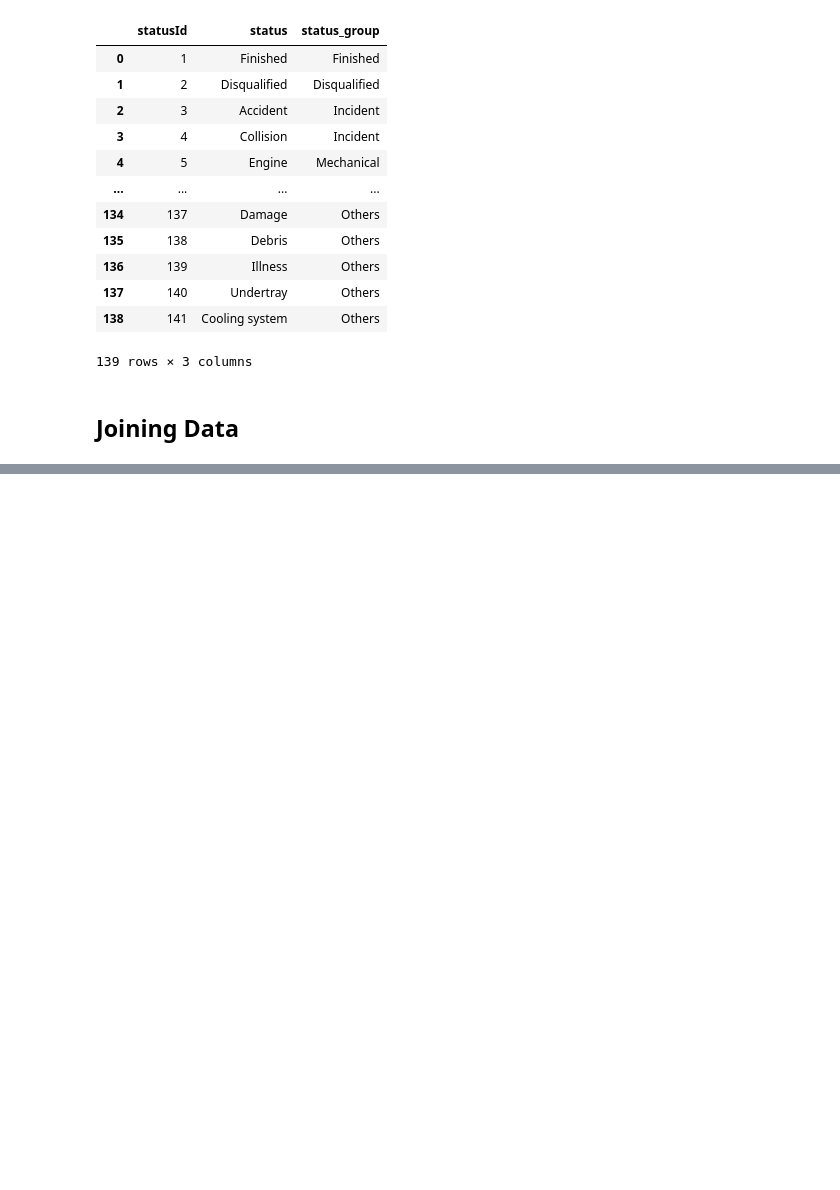
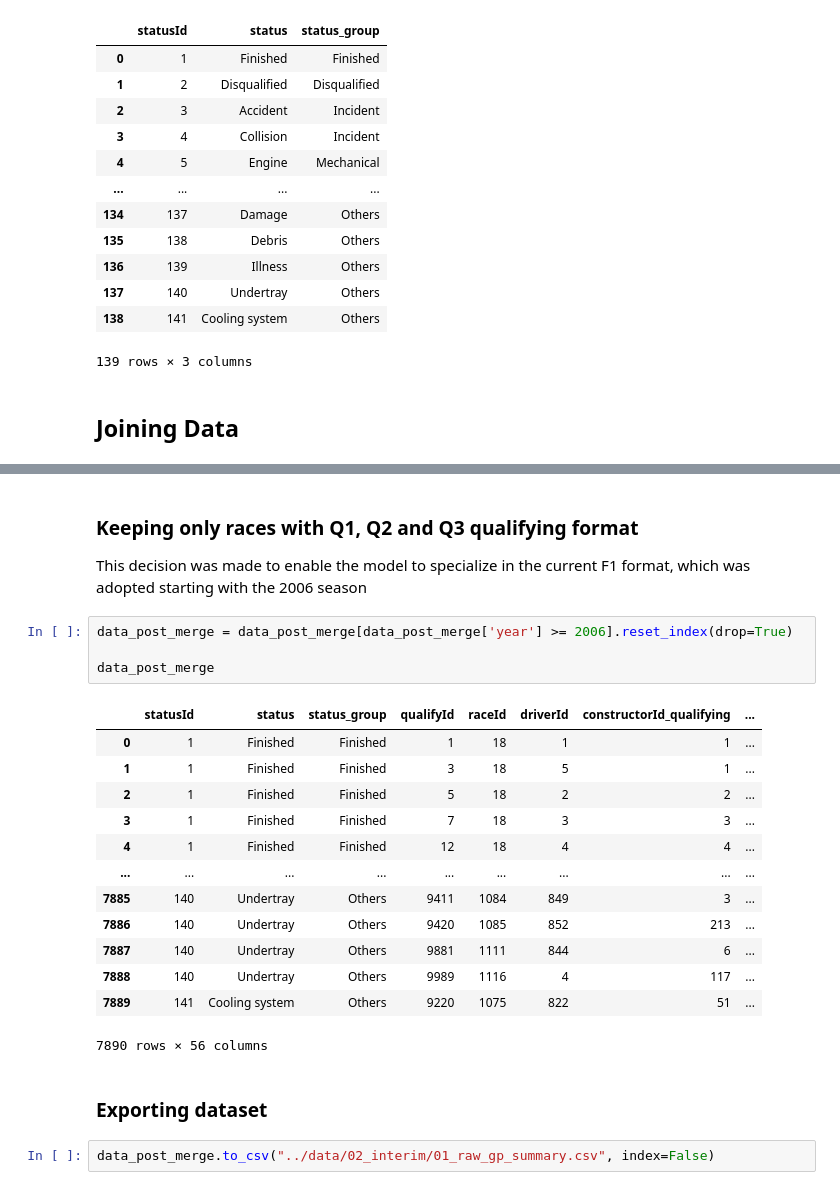
Before and after one commit to patrickviolin/f1-champions-prediction, a Jupyter notebook: notebooks/01_initial_exploration.ipynb, the cells around one changed output, grey strips where cells are left out. Drawn from its saved outputs; the diff is of its cells as text; blank space fills up the shorter version.

```diff
--- a/notebooks/01_initial_exploration.ipynb
+++ b/notebooks/01_initial_exploration.ipynb
@@ -202,0 +217,26 @@ data_post_merge.to_csv("../data/02_interim/01_raw_gp_summary.csv", index=False)
+# %% [markdown]
+### Keeping only races with Q1, Q2 and Q3 qualifying format
+
+This decision was made to enable the model to specialize in the current F1 format, which was adopted starting with the 2006 season
+# %%
+data_post_merge = data_post_merge[data_post_merge['year'] >= 2006].reset_index(drop=True)
+
+data_post_merge
+# %% [output]
+|  | statusId | status | status_group | qualifyId | raceId | driverId | constructorId_qualifying | ... |
+| 0 | 1 | Finished | Finished | 1 | 18 | 1 | 1 | ... |
+| 1 | 1 | Finished | Finished | 3 | 18 | 5 | 1 | ... |
+| 2 | 1 | Finished | Finished | 5 | 18 | 2 | 2 | ... |
+| 3 | 1 | Finished | Finished | 7 | 18 | 3 | 3 | ... |
+| 4 | 1 | Finished | Finished | 12 | 18 | 4 | 4 | ... |
+| ... | ... | ... | ... | ... | ... | ... | ... | ... |
+| 7885 | 140 | Undertray | Others | 9411 | 1084 | 849 | 3 | ... |
+| 7886 | 140 | Undertray | Others | 9420 | 1085 | 852 | 213 | ... |
+| 7887 | 140 | Undertray | Others | 9881 | 1111 | 844 | 6 | ... |
+| 7888 | 140 | Undertray | Others | 9989 | 1116 | 4 | 117 | ... |
+| 7889 | 141 | Cooling system | Others | 9220 | 1075 | 822 | 51 | ... |
+7890 rows × 56 columns
+# %% [markdown]
+### Exporting dataset
+# %%
+data_post_merge.to_csv("../data/02_interim/01_raw_gp_summary.csv", index=False)
```
Also changed, not shown: parts of 1 cell of this notebook, 3 other files.
